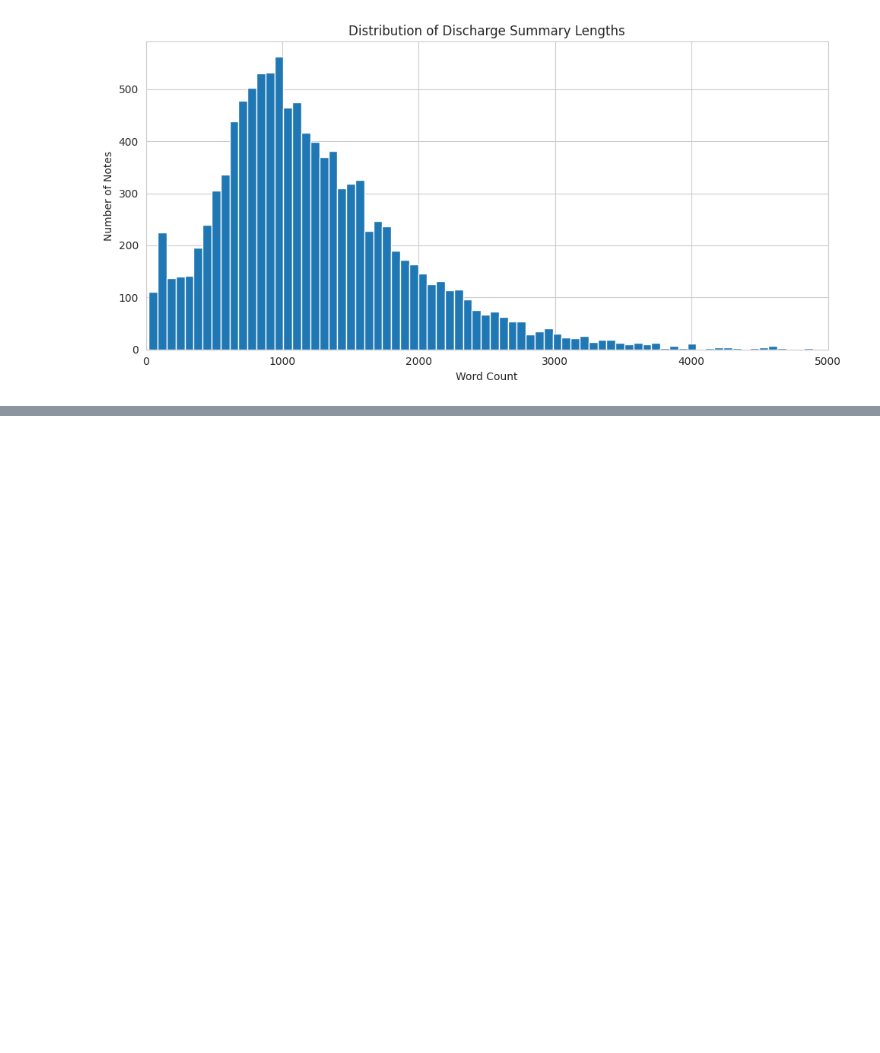
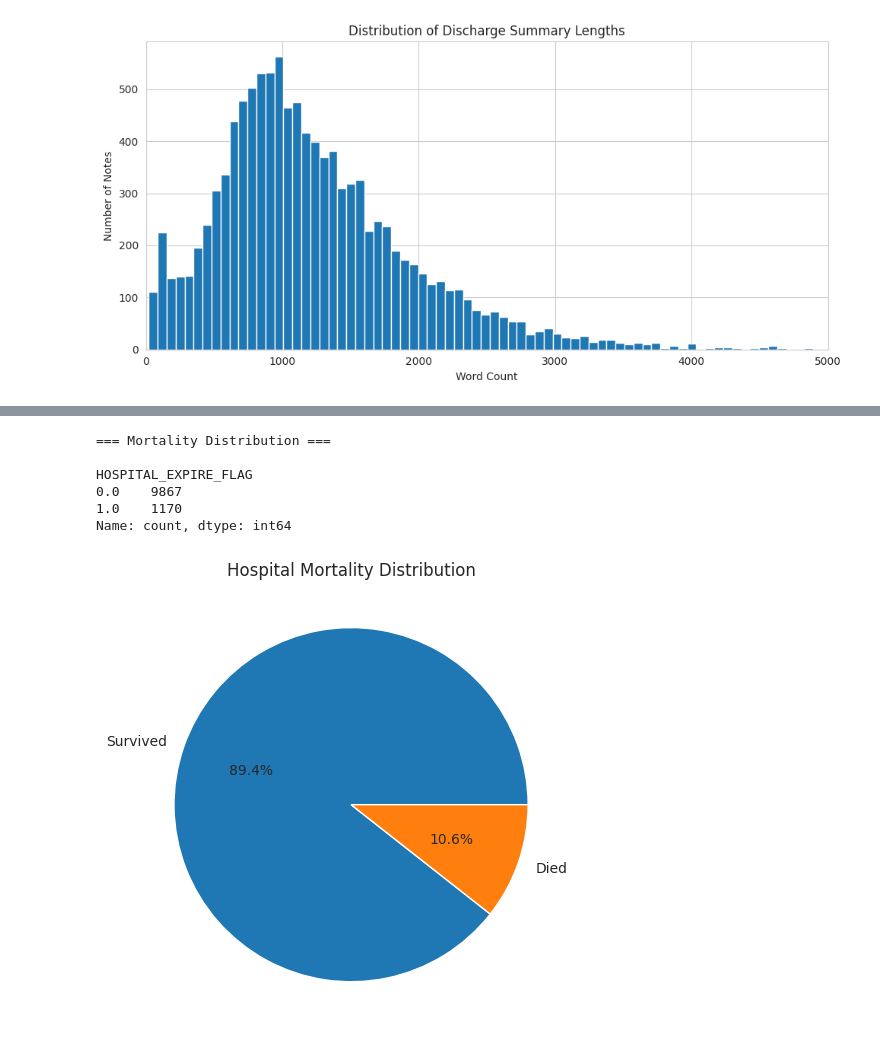
Before and after one commit to vdk0987/medical_document_clustering, a Jupyter notebook: notebooks/eda.ipynb, the cells around one changed output, grey strips where cells are left out. Drawn from its saved outputs; the diff is of its cells as text; code cells hidden in the pictures; blank space fills up the shorter version.

```diff
--- a/notebooks/eda.ipynb
+++ b/notebooks/eda.ipynb
@@ -237,0 +240,35 @@ plt.show()
+# %%
+mortality_counts = (
+    notes["HOSPITAL_EXPIRE_FLAG"]
+    .value_counts()
+)
+
+print("\n=== Mortality Distribution ===\n")
+print(mortality_counts)
+
+plt.figure(figsize=(5, 5))
+
+plt.pie(
+    mortality_counts.values,
+    labels=["Survived", "Died"],
+    autopct="%1.1f%%"
+)
+
+plt.title("Hospital Mortality Distribution")
+
+plt.tight_layout()
+
+plt.savefig(
+    "../outputs/mortality_distribution.png",
+    dpi=150
+)
+
+plt.show()
+# %% [output]
+=== Mortality Distribution ===
+
+HOSPITAL_EXPIRE_FLAG
+0.0    9867
+1.0    1170
+Name: count, dtype: int64
+[figure, added]
```
Also changed, not shown: parts of 7 cells of this notebook, 1 other file.
